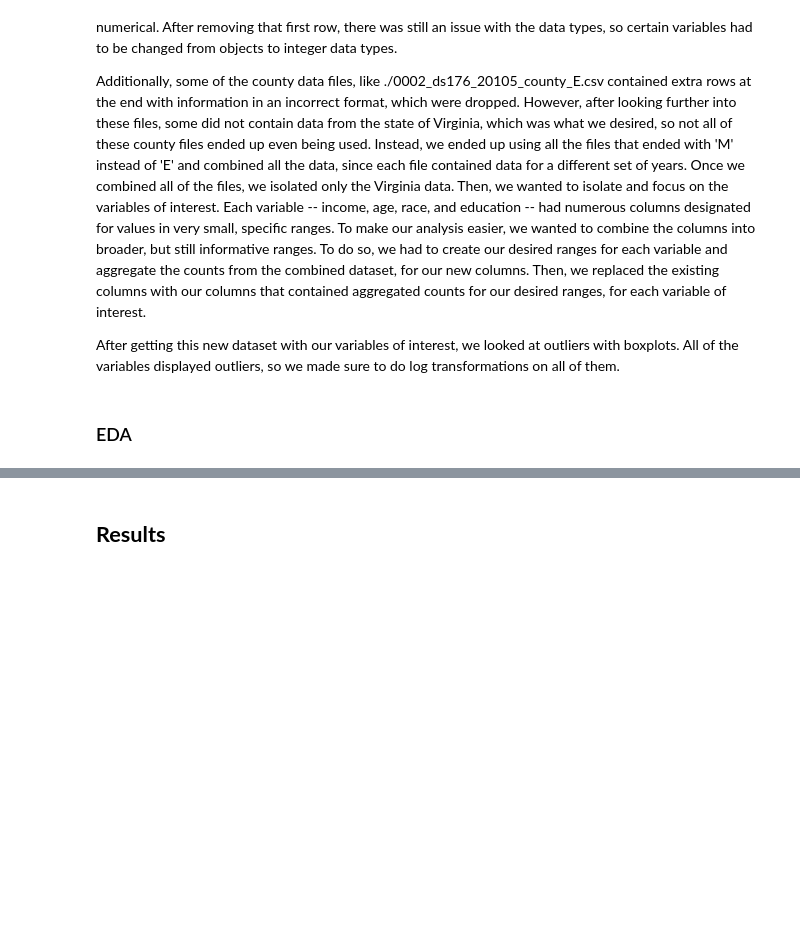
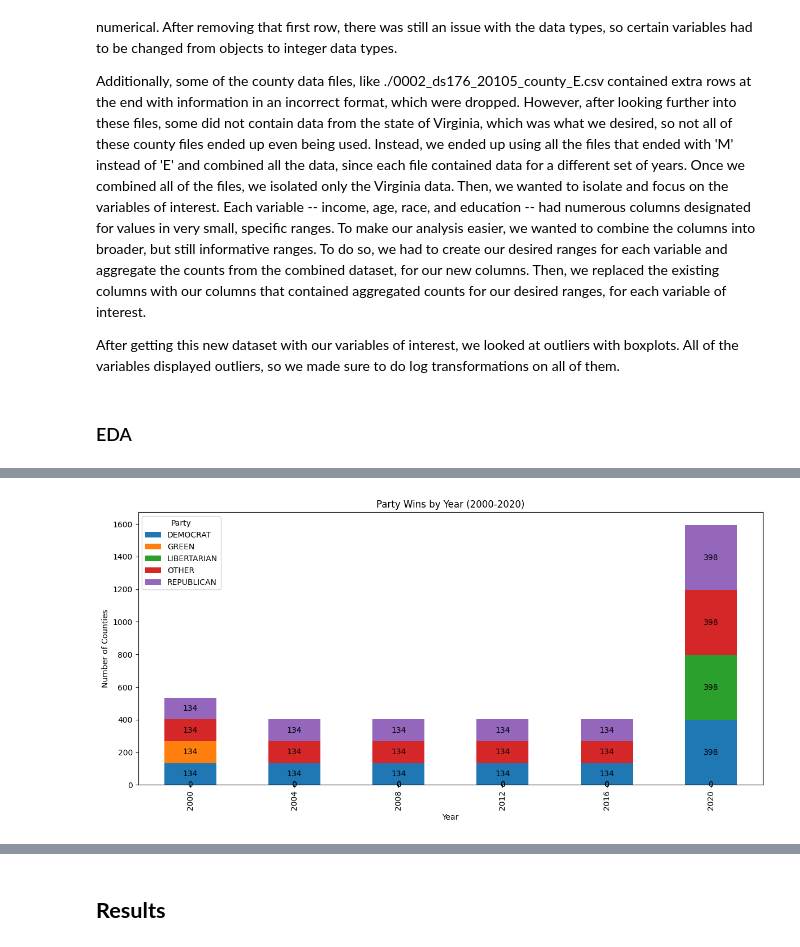
Before and after one commit to amolaka/Notable-Projects, a Jupyter notebook: Voting_Project_Paper.ipynb, the cells around one changed output, grey strips where cells are left out. Saved outputs shown, nothing was run; the diff lists cells and outputs as text; code cells hidden in the pictures; blank space fills up the shorter version.

```diff
--- a/Voting_Project_Paper.ipynb
+++ b/Voting_Project_Paper.ipynb
@@ -52,0 +116,23 @@ After getting this new dataset with our variables of interest, we looked at outl
+# %%
+# Doing the same as above but adding numerical values to these weights
+
+# Plotting the results
+ax = yearly_party_table.plot(kind='bar', stacked=True, figsize=(12, 6))
+
+# Adding labels and title
+plt.title('Party Wins by Year (2000-2020)')
+plt.xlabel('Year')
+plt.ylabel('Number of Counties')
+plt.legend(title='Party')
+
+# Adding proportion values to the bars
+for p in ax.patches:
+    width, height = p.get_width(), p.get_height()
+    x, y = p.get_xy()
+    ax.annotate(f'{height:.0f}', (x + width / 2, y + height / 2), ha='center', va='center')
+
+# Display the plot
+plt.tight_layout()
+plt.show()
+# %% [output]
+[figure, added]
```
Also changed, not shown: parts of 21 cells of this notebook.
